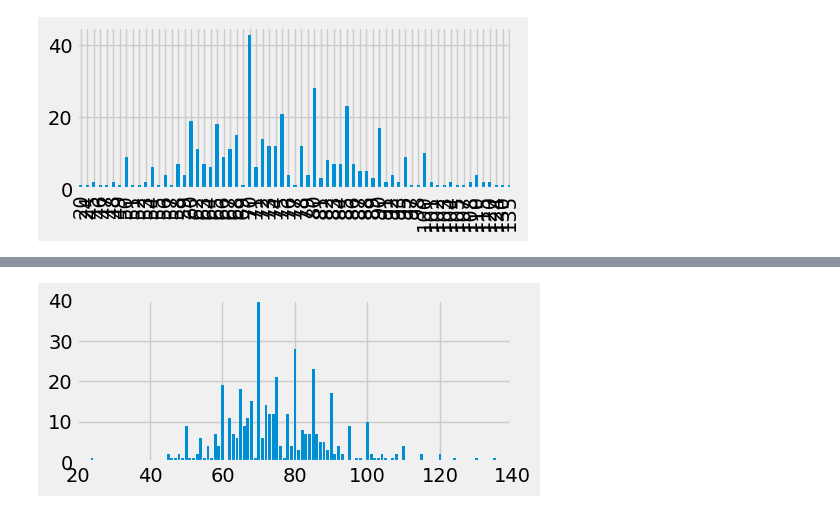
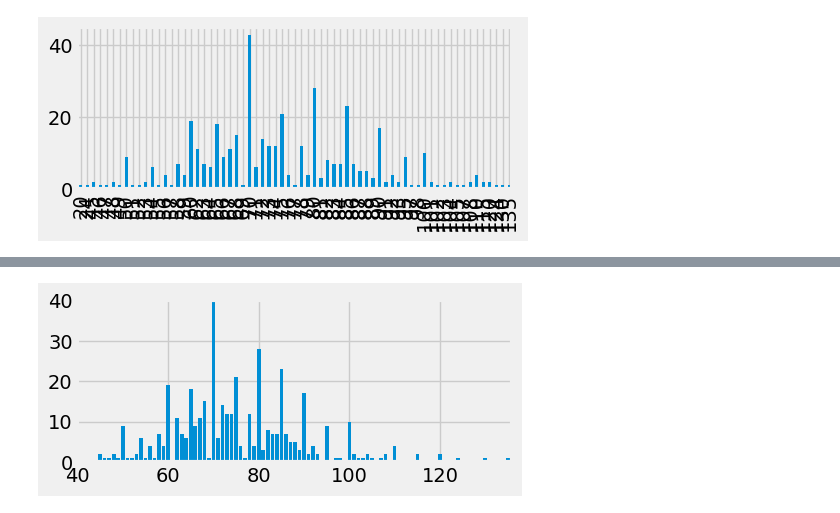
Before and after one commit to PippoZord/superhero-datascience, a Jupyter notebook: content/Esercitazioni/Anagrafica.ipynb, the cells around one changed output, grey strips where cells are left out. Cells and saved outputs as stored; diff of their text form; code cells hidden in the pictures.

```diff
--- a/content/Esercitazioni/Anagrafica.ipynb
+++ b/content/Esercitazioni/Anagrafica.ipynb
@@ -127,7 +126,7 @@ KeyError: 21
 # %%
 plt.bar(weight_freq.index, weight_freq.values)
-plt.xlim((140))
+plt.xlim((40, 136))
 plt.ylim(0, 40)
 plt.show()
 # %% [output]
-[figure, old version]
+[figure, new version]
```
Also changed, not shown: parts of 30 cells of this notebook, 1 other file.
